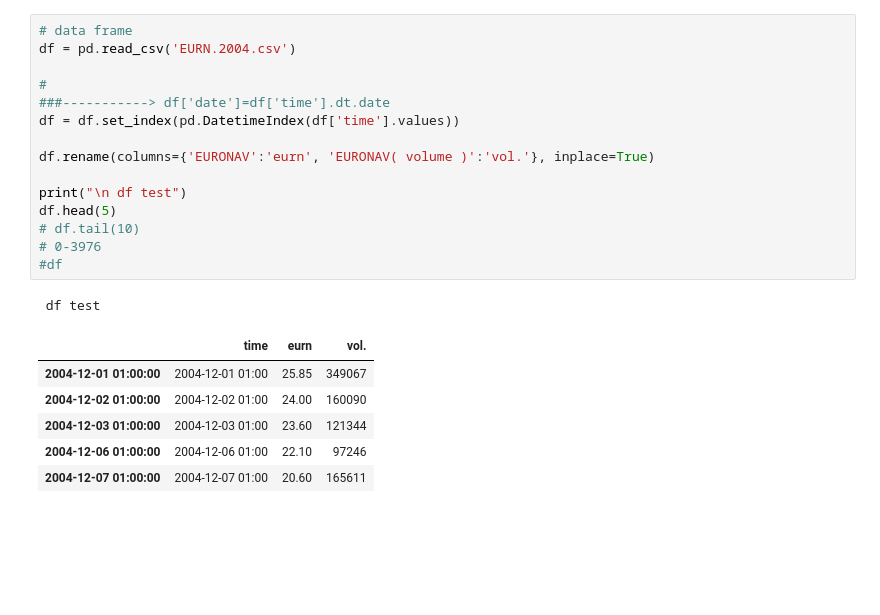
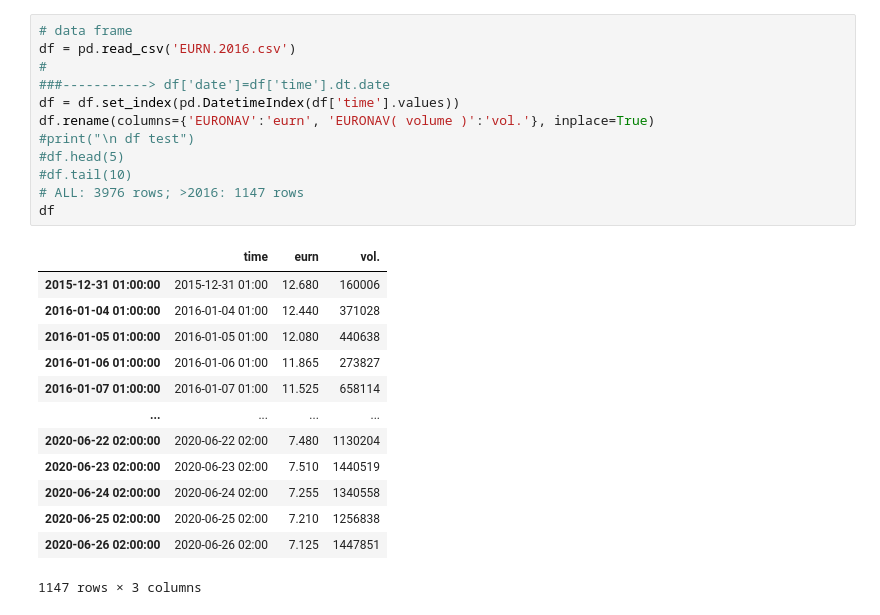
Before and after one commit to iron59zug/YFapi, a Jupyter notebook: plot_MACD.ipynb, the cells around one changed output. Drawn from its saved outputs; the diff is of its cells as text; blank space fills up the shorter version.

```diff
--- a/plot_MACD.ipynb
+++ b/plot_MACD.ipynb
@@ -28,26 +36,29 @@ fsy=6
 # %%
 # data frame
-df = pd.read_csv('EURN.2004.csv')
-
+df = pd.read_csv('EURN.2016.csv')
 #
 ###-----------> df['date']=df['time'].dt.date
 df = df.set_index(pd.DatetimeIndex(df['time'].values))
-
 df.rename(columns={'EURONAV':'eurn', 'EURONAV( volume )':'vol.'}, inplace=True)
-
-print("\n df test")
-df.head(5)
-# df.tail(10)
-# 0-3976
-#df
+#print("\n df test")
+#df.head(5)
+#df.tail(10)
+# ALL: 3976 rows; >2016: 1147 rows
+df
 # %% [output]
+|  | time | eurn | vol. |
+| 2015-12-31 01:00:00 | 2015-12-31 01:00 | 12.680 | 160006 |
+| 2016-01-04 01:00:00 | 2016-01-04 01:00 | 12.440 | 371028 |
+| 2016-01-05 01:00:00 | 2016-01-05 01:00 | 12.080 | 440638 |
+| 2016-01-06 01:00:00 | 2016-01-06 01:00 | 11.865 | 273827 |
+| 2016-01-07 01:00:00 | 2016-01-07 01:00 | 11.525 | 658114 |
+| ... | ... | ... | ... |
+| 2020-06-22 02:00:00 | 2020-06-22 02:00 | 7.480 | 1130204 |
+| 2020-06-23 02:00:00 | 2020-06-23 02:00 | 7.510 | 1440519 |
+| 2020-06-24 02:00:00 | 2020-06-24 02:00 | 7.255 | 1340558 |
+| 2020-06-25 02:00:00 | 2020-06-25 02:00 | 7.210 | 1256838 |
+| 2020-06-26 02:00:00 | 2020-06-26 02:00 | 7.125 | 1447851 |
- df test
+1147 rows × 3 columns
-|  | time | eurn | vol. |
-| 2004-12-01 01:00:00 | 2004-12-01 01:00 | 25.85 | 349067 |
-| 2004-12-02 01:00:00 | 2004-12-02 01:00 | 24.00 | 160090 |
-| 2004-12-03 01:00:00 | 2004-12-03 01:00 | 23.60 | 121344 |
-| 2004-12-06 01:00:00 | 2004-12-06 01:00 | 22.10 | 97246 |
-| 2004-12-07 01:00:00 | 2004-12-07 01:00 | 20.60 | 165611 |
 # %%
 # ct = pd.crosstab(df.xxx, df.yyy, normalize='index')*100
 # ct = ct.drop(columns=['vol.'])
```
Also changed, not shown: parts of 13 cells of this notebook.
